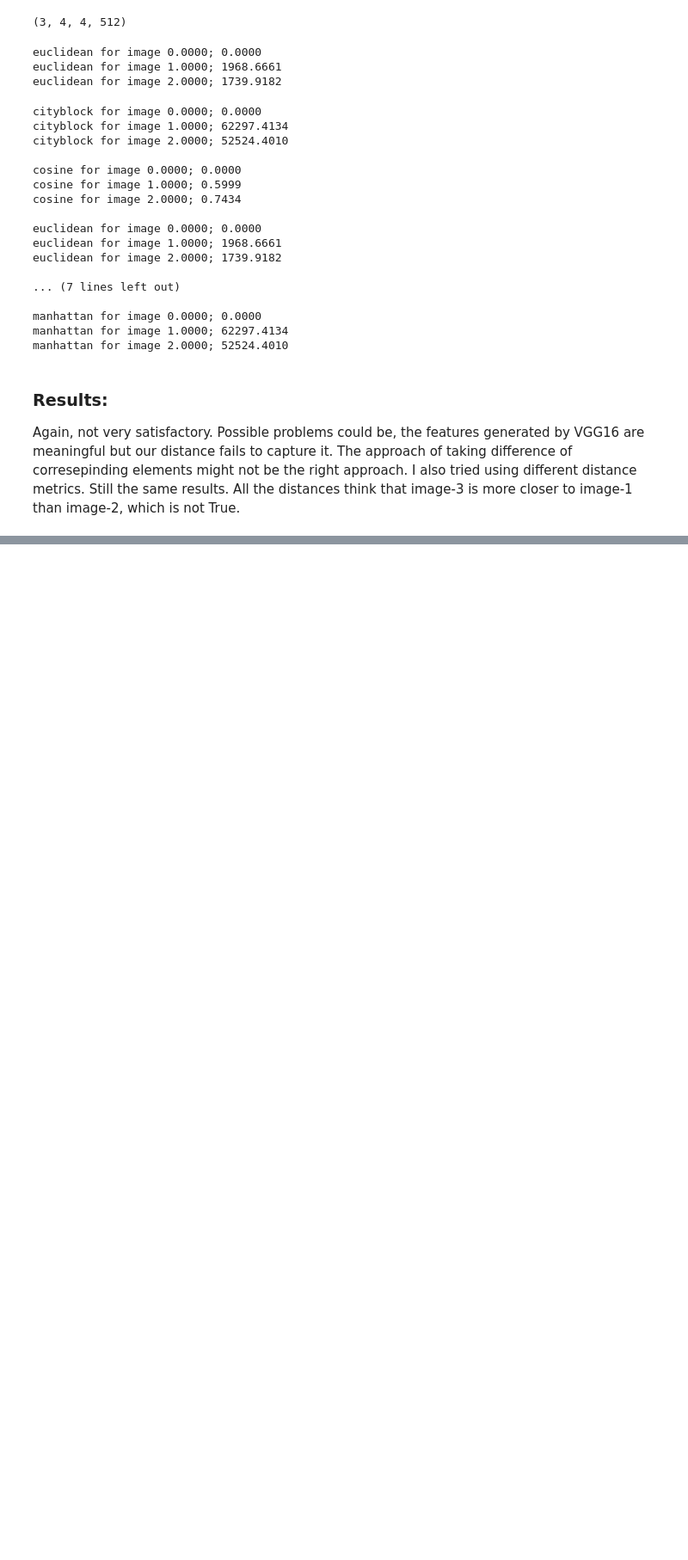
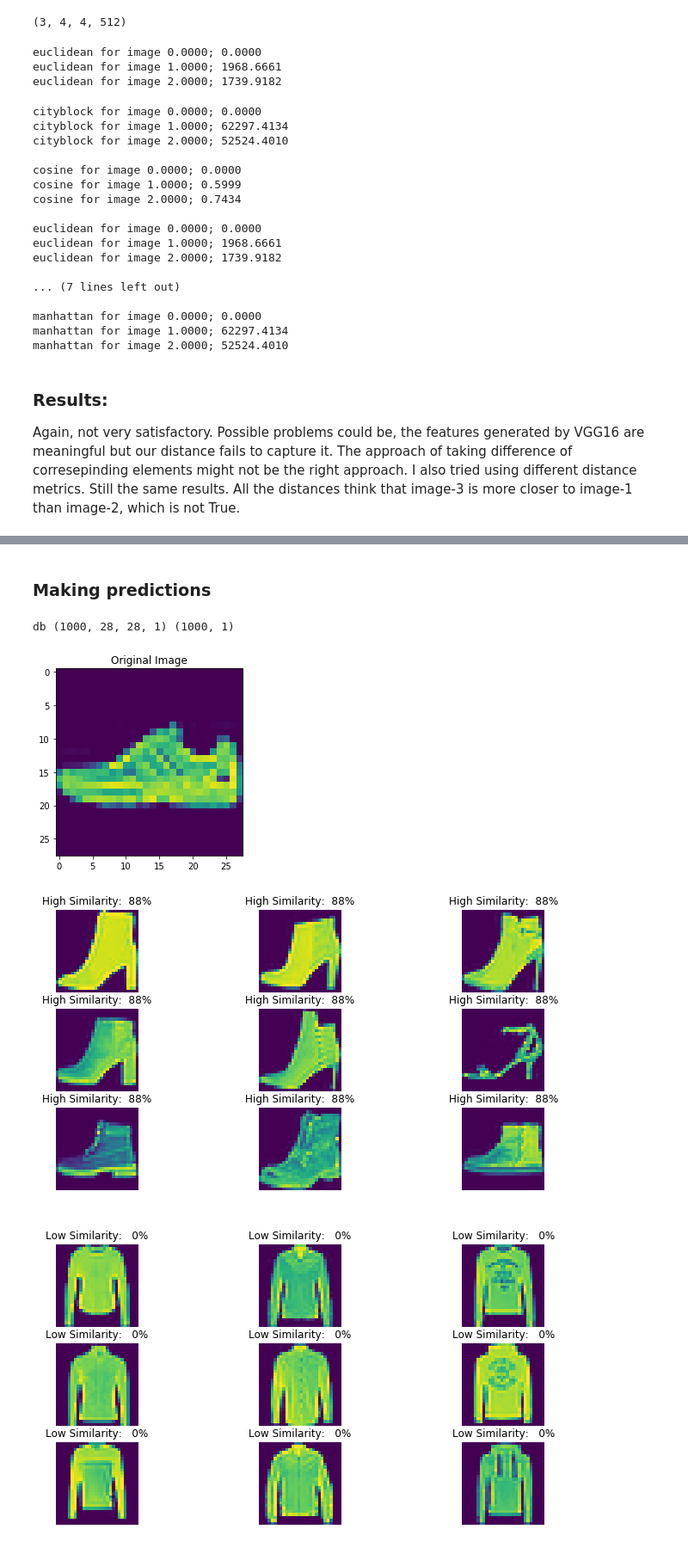
Before and after one commit to Ankur-singh/image_similarity, a Jupyter notebook: Image_similarity.ipynb, the cells around one changed output, grey strips where cells are left out. Shown at 86% size. Drawn from its saved outputs; the diff is of its cells as text; code cells hidden in the pictures; blank space fills up the shorter version.

```diff
--- a/Image_similarity.ipynb
+++ b/Image_similarity.ipynb
@@ -108,0 +453,2 @@ Again, not very satisfactory. Possible problems could be, the features generated
+# %% [markdown]
+### Making predictions
@@ -108,0 +458,51 @@ Again, not very satisfactory. Possible problems could be, the features generated
+# %%
+def load_db(n):
+    db = pd.read_csv(f'{path}fashion-mnist_test.csv').head(n)
+    X = db.iloc[:,1:]
+    y = db.iloc[:,:1]
+    X = X.values.reshape(-1, 28, 28, 1).astype('float32') / 255.
+    y = y.values.astype('int')
+    print('db', X.shape, y.shape)
+    return X, y
+
+db_img, labels = load_db(n_load) # number of images to load into the database
+# %% [output]
+db (1000, 28, 28, 1) (1000, 1)
+# %%
+def plot_similar(pred, n=10):
+    imgs = db_img[pred.index[:n]]
+    fig, m_axs = plt.subplots(n//3, 3, figsize = (12, 6))
+    for img, p, ax1 in zip(imgs,pred[:n], m_axs.reshape(-1)):
+        ax1.imshow(img[:,:,0])
+        ax1.set_title('High Similarity: %3.0f%%' % (100*p))
+        ax1.axis('off')
+
+    imgs = db_img[pred.index[-n:]]
+    fig2, m_axs2 = plt.subplots(n//3, 3, figsize = (12, 6))
+    for img, p, ax1 in zip(imgs,pred[-n:], m_axs2.reshape(-1)):
+        ax1.imshow(img[:,:,0])
+        ax1.set_title('Low Similarity: %3.0f%%' % (100*p))
+        ax1.axis('off')
+
+    imgs = db_img[pred.index[int(len(pred)*0.2):int(len(pred)*0.2)+n]]
+    fig3, m_axs3 = plt.subplots(n//3, 3, figsize = (12, 6))
+    for img, p, ax1 in zip(imgs,pred[int(len(pred)*0.2):int(len(pred)*0.2)+n], m_axs3.reshape(-1)):
+        ax1.imshow(img[:,:,0])
+        ax1.set_title('Moderate Similarity: %3.0f%%' % (100*p))
+        ax1.axis('off')
+
+    return fig, fig2, fig3
+# %%
+def make_predict(image, n_show=10):
+    pred = similarity_model.predict([np.array([image,]*n_load), db_img])
+    pred = pd.Series(pred[:, 0]).sort_values(ascending=False)
+    plt.imshow(image[:,:,0])
+    plt.title('Original Image')
+    plot_similar(pred, n_show)
+    return pred
+# %%
+pred = make_predict(x_train[0], n_show)
+# %% [output]
+[figure, added]
+[figure, added]
+[figure, added]
```
Also changed, not shown: parts of 50 cells of this notebook, 4 other files.
